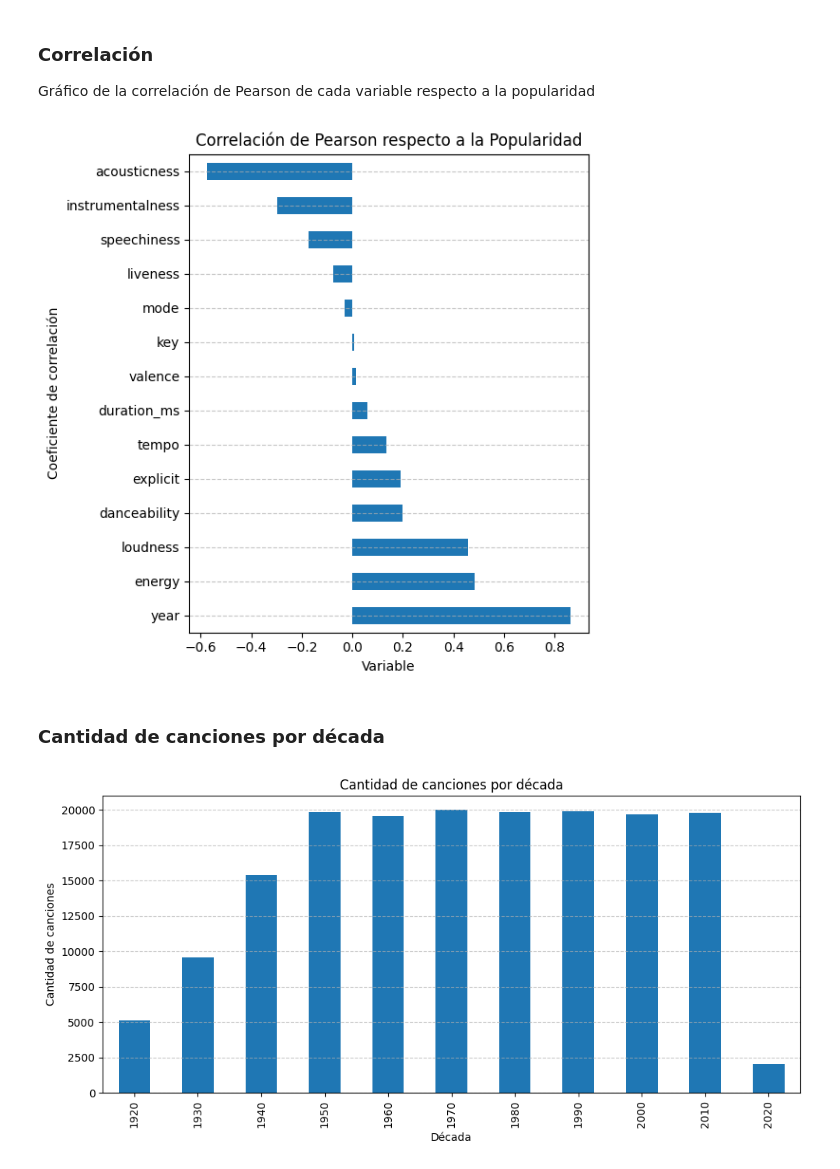
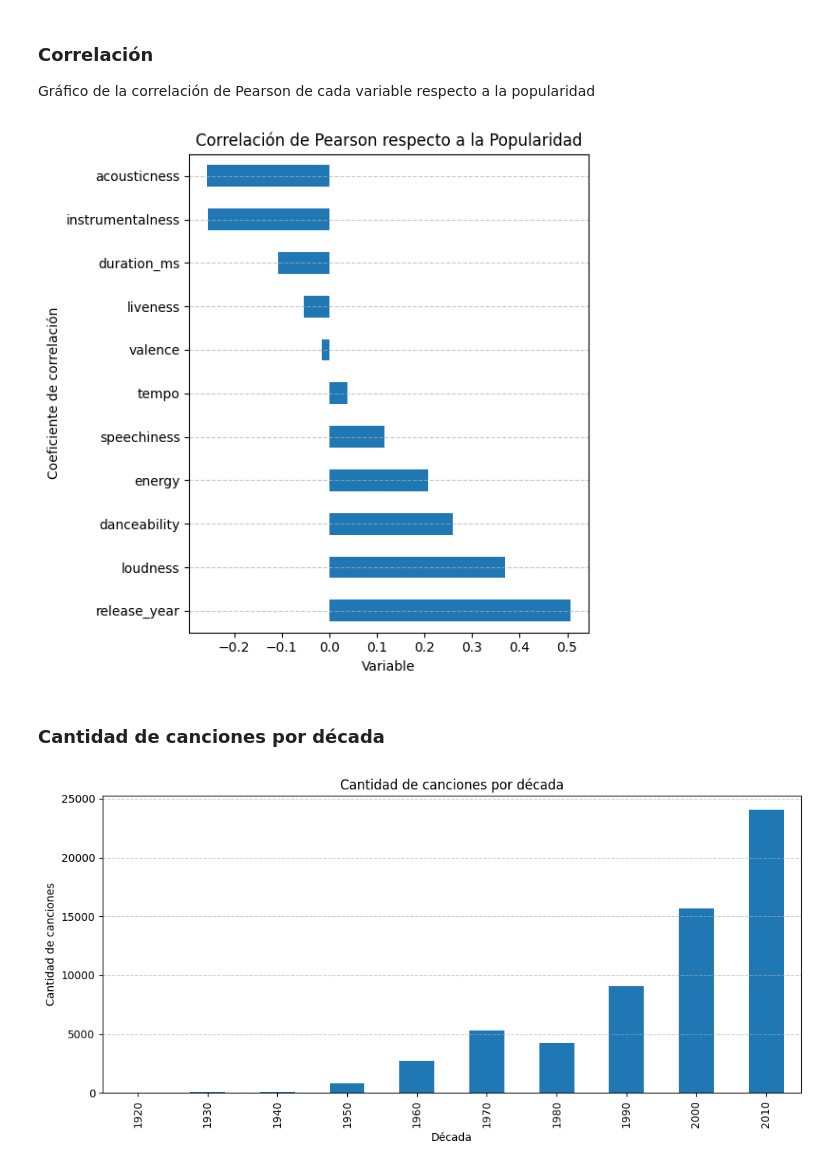
Before and after one commit to AndresChacon00/SongRecommenderAI, a Jupyter notebook: eda.ipynb, the cells around one changed output. Drawn from its saved outputs; the diff is of its cells as text; code cells hidden in the pictures.

```diff
--- a/eda.ipynb
+++ b/eda.ipynb
@@ -9,7 +9,7 @@ import pandas as pd
 # %% [markdown]
 ## Cargar datos
 # %%
-data = pd.read_csv("data.csv")
+data = pd.read_csv("merged_songs.csv")
 print(data.info())
 
 print(data.head())
@@ -122,33 +122,33 @@ plt.grid(axis='y', linestyle='--', alpha=0.7)
 plt.tight_layout()
 plt.show()
 # %% [output]
-[figure, old version]
+[figure, new version]
 # %% [markdown]
 ### Cantidad de canciones por década
 # %%
 # Extraer el año desde el track_id si está codificado, pero normalmente no lo está.
 # Si hay una columna de año, úsala. Si no, intentemos extraer el año del nombre de la canción o artista (no recomendado).
-# Supongamos que hay una columna 'year' (si no, esto dará error y se debe ajustar según los datos reales).
+# Supongamos que hay una columna 'release_year' (si no, esto dará error y se debe ajustar según los datos reales).
 
-if 'year' in data.columns:
-    canciones_por_anio = data['year'].value_counts().sort_index()
+if 'release_year' in data.columns:
+    canciones_por_anio = data['release_year'].value_counts().sort_index()
 
     # Agrupar la cantidad de canciones por década
     decadas = (canciones_por_anio.index // 10) * 10
     canciones_por_decada = canciones_por_anio.groupby(decadas).sum()
 
     plt.figure(figsize=(10, 5))
     canciones_por_decada.plot(kind='bar')
     plt.title('Cantidad de canciones por década')
     plt.xlabel('Década')
     plt.ylabel('Cantidad de canciones')
     plt.grid(axis='y', linestyle='--', alpha=0.7)
     plt.tight_layout()
     plt.show()
 else:
-    print("No existe una columna 'year' en el DataFrame.")
+    print("No existe una columna 'release_year' en el DataFrame.")
 # %% [output]
-[figure, old version]
+[figure, new version]
 # %%
 # Graficar el promedio de varias características de sonido por año
 import plotly.express as px
```
Also changed, not shown: parts of 11 cells of this notebook, 1 other file.
